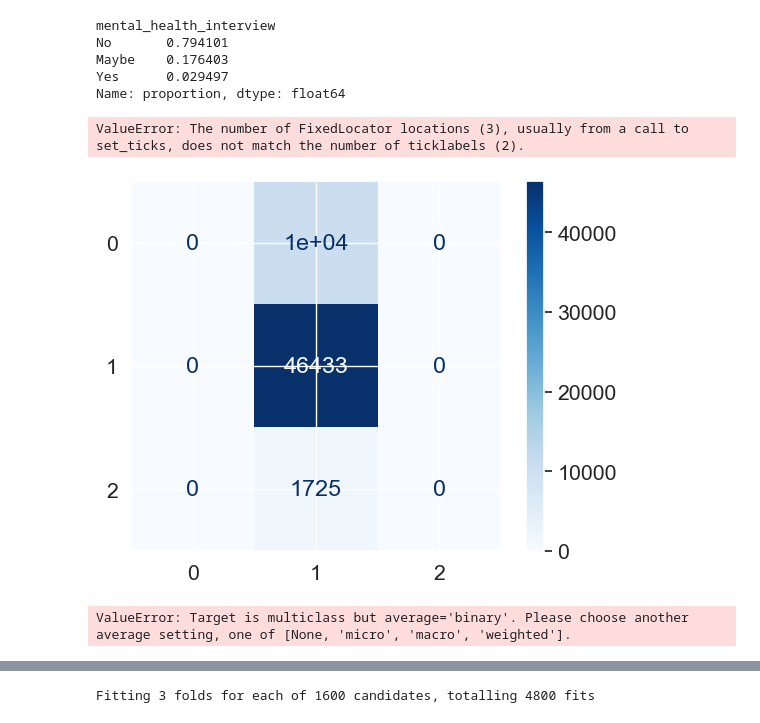
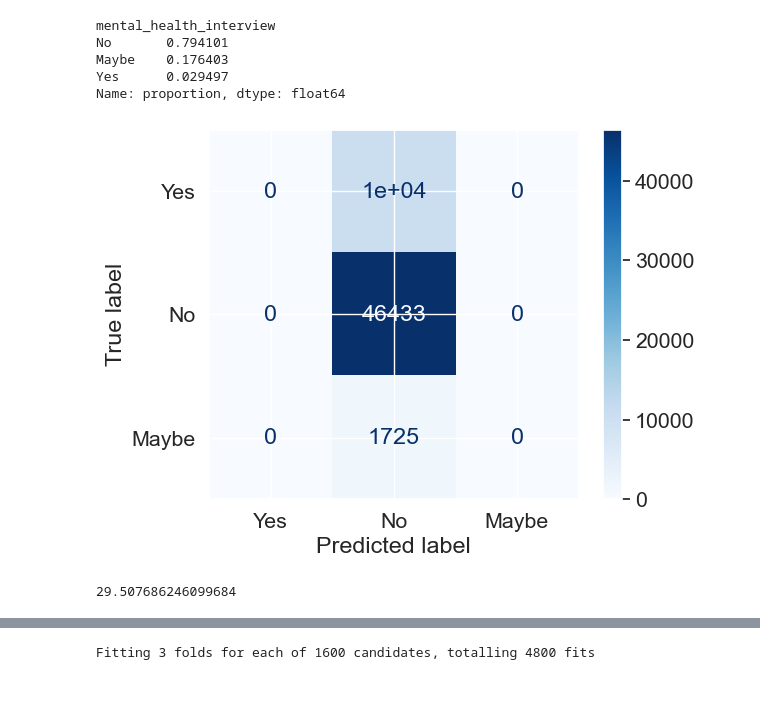
Before and after one commit to bhandariarun/KMC_Project, a Jupyter notebook: Minor_Project_Machine_Learning.ipynb, the cells around one changed output, grey strips where cells are left out. Cells and saved outputs as stored; diff of their text form; code cells hidden in the pictures; blank space fills up the shorter version.

```diff
--- a/Minor_Project_Machine_Learning.ipynb
+++ b/Minor_Project_Machine_Learning.ipynb
@@ -727,12 +731,11 @@ Maybe    0.176403
 Yes      0.029497
 Name: proportion, dtype: float64
 # %%
-ConfusionMatrixDisplay.from_estimator(clf, X_test, y_test, display_labels=["Not Stroke", "Stroke"], cmap=plt.cm.Blues)
+ConfusionMatrixDisplay.from_estimator(clf, X_test, y_test, display_labels=['Yes','No','Maybe'], cmap=plt.cm.Blues)
 plt.show()
 # %% [output]
-ValueError: The number of FixedLocator locations (3), usually from a call to set_ticks, does not match the number of ticklabels (2).
-[figure, old version]
+[figure, new version]
 # %%
-f1_score(y_test, y_pred) *100
+f1_score(y_test, y_pred, average='macro') *100
 # %% [output]
-ValueError: Target is multiclass but average='binary'. Please choose another average setting, one of [None, 'micro', 'macro', 'weighted'].
+29.507686246099684
```
Also changed, not shown: parts of 12 cells of this notebook.
